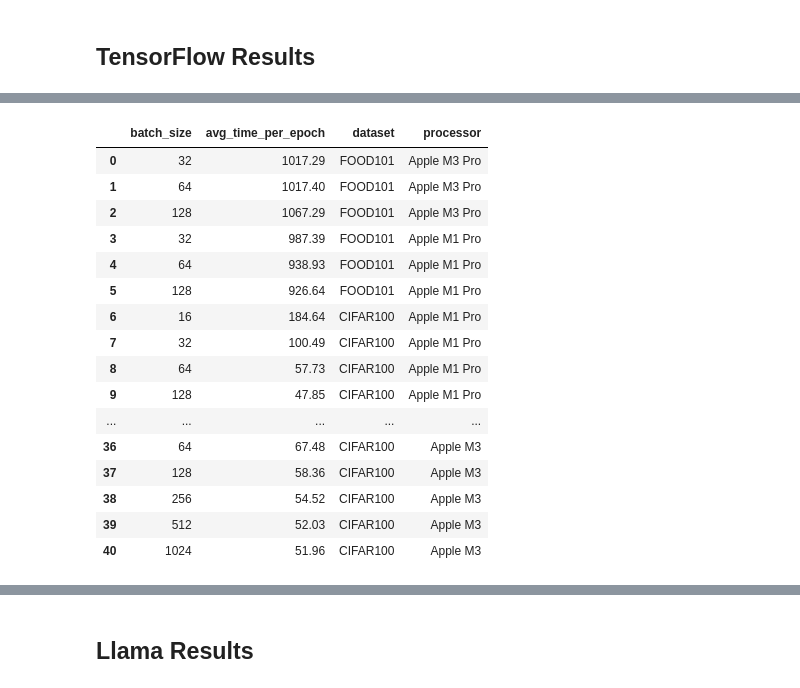
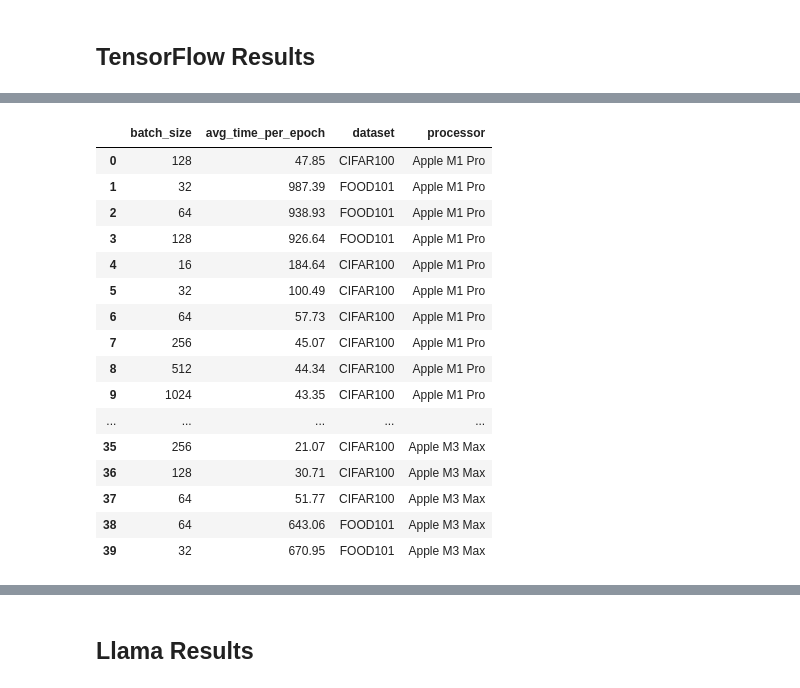
Before and after one commit to mrdbourke/mac-ml-speed-test, a Jupyter notebook: results_explorer.ipynb, the cells around one changed output, grey strips where cells are left out. Drawn from its saved outputs; the diff is of its cells as text; code cells hidden in the pictures.

```diff
--- a/results_explorer.ipynb
+++ b/results_explorer.ipynb
@@ -33,3 +20,28 @@ processor_to_name_dict = {
+# %%
+# Make processor to name dict
+processor_to_name_dict = {
+    "apple_m1_pro": "Apple_M1_Pro",
+    "apple_m3": "Apple_M3",
+    "apple_m3_pro": "Apple_M3_Pro",
+    "apple_m3_max": "Apple_M3_Max",
+}
+
+processor_order = ['Apple M1 Pro', 'Apple M3', 'Apple M3 Pro', 'Apple M3 Max']
+
+def sort_df_by_target_column(df, targ_column="processor", targ_order=processor_order):
+    df[targ_column] = pd.Categorical(df[targ_column], categories=targ_order, ordered=True)
+    df.sort_values(targ_column, inplace=True)
+    df.reset_index(drop=True, inplace=True)
+    return df
+
+# Replace values in col_name column with targ_value if they == "FAILED"
+def replace_failed_row_value_with_targ_value(df, col_name, targ_value=0.0):
+    df.loc[
+        df[col_name] == "FAILED", col_name
+    ] = targ_value
+
+    df[col_name] = df[col_name].astype(float).round(2)
+    return df
 # %% [markdown]
 ## PyTorch Results
 # %%
@@ -235,55 +314,56 @@ NameError: name 'sns' is not defined
 # %%
 # TensorFlow CV
 
 # Get all csv files in TensorFlow CV results directory
 tensorflow_results_cv_files = list(results_tensorflow_cv.glob("*.csv"))
 
 # Open each csv file as a DataFrame and add the name of processor to the DataFrame
 tensorflow_results_cv_dfs = []
 for file in tensorflow_results_cv_files:
     df = pd.read_csv(file)
     if "CIFAR100" in str(file.stem):
         df["dataset"] = "CIFAR100"
         df["processor"] = str(file.stem).split("CIFAR100")[0].replace("_", " ").strip()
 
     if "FOOD101" in str(file.stem):
         df["dataset"] = "FOOD101"
         df["processor"] = str(file.stem).split("FOOD101")[0].replace("_", " ").strip()
 
     tensorflow_results_cv_dfs.append(df)
 
 # Combine all csv files into one dataframe
 tensorflow_results_cv_df = pd.concat(
     tensorflow_results_cv_dfs, ignore_index=True
 )
 
+# Order the processor column
+tensorflow_results_cv_df = sort_df_by_target_column(tensorflow_results_cv_df, targ_column="processor", targ_order=processor_order)
+
 # Replace values in avg_time_per_epoch column with None if they == "FAILED"
-tensorflow_results_cv_df.loc[
-    tensorflow_results_cv_df["avg_time_per_epoch"] == "FAILED", "avg_time_per_epoch"
-] = 0.0
+tensorflow_results_cv_df = replace_failed_row_value_with_targ_value(tensorflow_results_cv_df,
+                                                                    col_name="avg_time_per_epoch",
+                                                                    targ_value=0.0)
 
-tensorflow_results_cv_df["avg_time_per_epoch"] = tensorflow_results_cv_df["avg_time_per_epoch"].astype(float).round(2)
+tensorflow_results_cv_df = tensorflow_results_cv_df.dropna()
 tensorflow_results_cv_df
-
-tensorflow_results_cv_df
 # %% [output]
 |  | batch_size | avg_time_per_epoch | dataset | processor |
-| 0 | 32 | 1017.29 | FOOD101 | Apple M3 Pro |
-| 1 | 64 | 1017.40 | FOOD101 | Apple M3 Pro |
-| 2 | 128 | 1067.29 | FOOD101 | Apple M3 Pro |
-| 3 | 32 | 987.39 | FOOD101 | Apple M1 Pro |
-| 4 | 64 | 938.93 | FOOD101 | Apple M1 Pro |
-| 5 | 128 | 926.64 | FOOD101 | Apple M1 Pro |
-| 6 | 16 | 184.64 | CIFAR100 | Apple M1 Pro |
-| 7 | 32 | 100.49 | CIFAR100 | Apple M1 Pro |
-| 8 | 64 | 57.73 | CIFAR100 | Apple M1 Pro |
-| 9 | 128 | 47.85 | CIFAR100 | Apple M1 Pro |
+| 0 | 128 | 47.85 | CIFAR100 | Apple M1 Pro |
+| 1 | 32 | 987.39 | FOOD101 | Apple M1 Pro |
+| 2 | 64 | 938.93 | FOOD101 | Apple M1 Pro |
+| 3 | 128 | 926.64 | FOOD101 | Apple M1 Pro |
+| 4 | 16 | 184.64 | CIFAR100 | Apple M1 Pro |
+| 5 | 32 | 100.49 | CIFAR100 | Apple M1 Pro |
+| 6 | 64 | 57.73 | CIFAR100 | Apple M1 Pro |
+| 7 | 256 | 45.07 | CIFAR100 | Apple M1 Pro |
+| 8 | 512 | 44.34 | CIFAR100 | Apple M1 Pro |
+| 9 | 1024 | 43.35 | CIFAR100 | Apple M1 Pro |
 | ... | ... | ... | ... | ... |
-| 36 | 64 | 67.48 | CIFAR100 | Apple M3 |
-| 37 | 128 | 58.36 | CIFAR100 | Apple M3 |
-| 38 | 256 | 54.52 | CIFAR100 | Apple M3 |
-| 39 | 512 | 52.03 | CIFAR100 | Apple M3 |
-| 40 | 1024 | 51.96 | CIFAR100 | Apple M3 |
+| 35 | 256 | 21.07 | CIFAR100 | Apple M3 Max |
+| 36 | 128 | 30.71 | CIFAR100 | Apple M3 Max |
+| 37 | 64 | 51.77 | CIFAR100 | Apple M3 Max |
+| 38 | 64 | 643.06 | FOOD101 | Apple M3 Max |
+| 39 | 32 | 670.95 | FOOD101 | Apple M3 Max |
 # %%
 # Separate data for FOOD101 and CIFAR100
 tensorflow_cv_food101_data = tensorflow_results_cv_df[tensorflow_results_cv_df["dataset"] == "FOOD101"]
```
Also changed, not shown: parts of 16 cells of this notebook.
